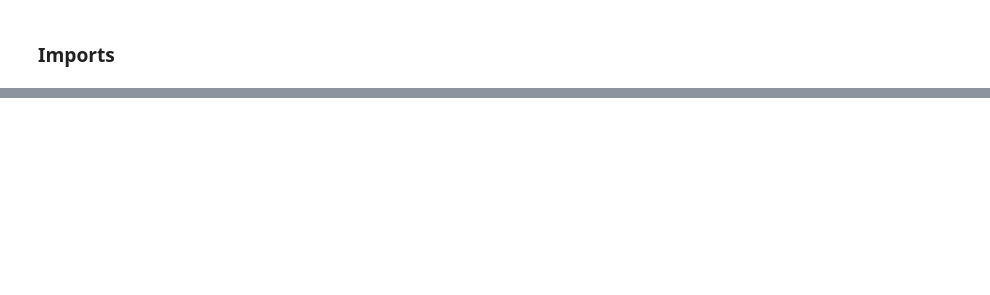
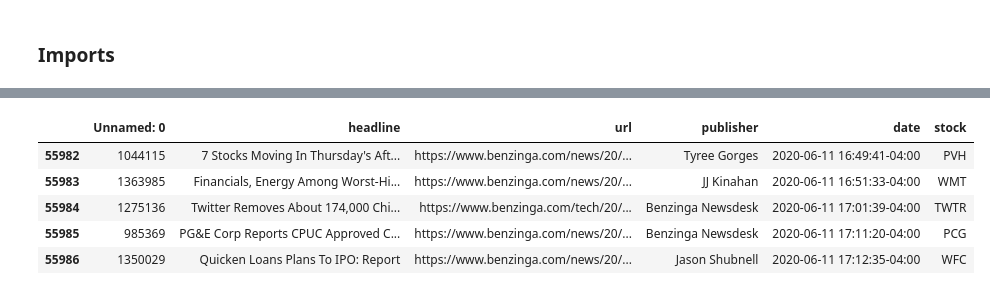
Before and after one commit to tib-dev/Predicting-Price-Moves-with-News-Sentiment, a Jupyter notebook: notebooks/eda_news.ipynb, the cells around one changed output, grey strips where cells are left out. Cells and saved outputs as stored; diff of their text form; code cells hidden in the pictures; blank space fills up the shorter version.

```diff
--- a/notebooks/eda_news.ipynb
+++ b/notebooks/eda_news.ipynb
@@ -245,0 +52,17 @@ Passing `palette` without assigning `hue` is deprecated and will be removed in v
+# %%
+# -----------------------------
+# Cell 3: Load input data
+# -----------------------------
+RAW_DIR = (project_root / "data/raw").resolve()
+news_file = RAW_DIR / "news" / "raw_analyst_ratings.csv"
+price_file = RAW_DIR / "prices" / f"{ASSETS[0]}.csv"
+
+logger.info(f"Using news file: {news_file}")
+logger.info(f"Using price file: {price_file}")
+
+news_df = load_news(news_file)
+price_df = load_prices(price_file)
+logger.info("Data loading complete")
+
+news_df.tail(5)
+# %% [output]
@@ -245,0 +75,6 @@ Passing `palette` without assigning `hue` is deprecated and will be removed in v
+|  | Unnamed: 0 | headline | url | publisher | date | stock |
+| 55982 | 1044115 | 7 Stocks Moving In Thursday's Aft... | https://www.benzinga.com/news/20/... | Tyree Gorges | 2020-06-11 16:49:41-04:00 | PVH |
+| 55983 | 1363985 | Financials, Energy Among Worst-Hi... | https://www.benzinga.com/news/20/... | JJ Kinahan | 2020-06-11 16:51:33-04:00 | WMT |
+| 55984 | 1275136 | Twitter Removes About 174,000 Chi... | https://www.benzinga.com/tech/20/... | Benzinga Newsdesk | 2020-06-11 17:01:39-04:00 | TWTR |
+| 55985 | 985369 | PG&E Corp Reports CPUC Approved C... | https://www.benzinga.com/news/20/... | Benzinga Newsdesk | 2020-06-11 17:11:20-04:00 | PCG |
+| 55986 | 1350029 | Quicken Loans Plans To IPO: Report | https://www.benzinga.com/news/20/... | Jason Shubnell | 2020-06-11 17:12:35-04:00 | WFC |
```
Also changed, not shown: parts of 21 cells of this notebook.
